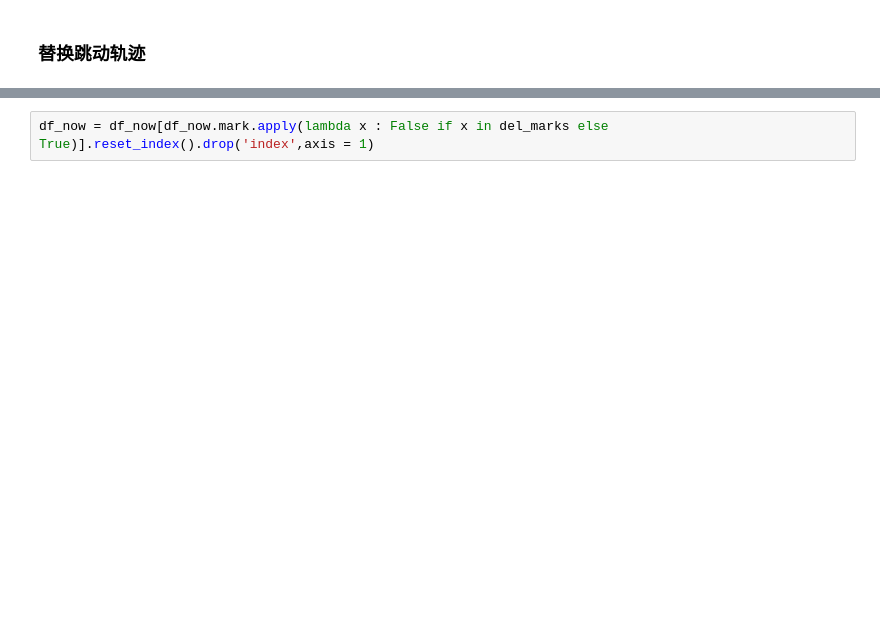
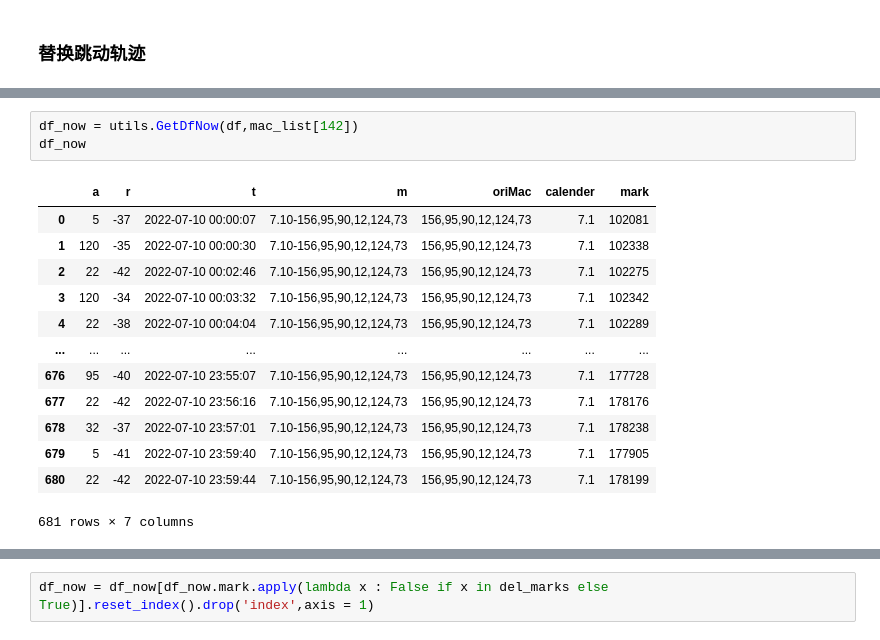
Before and after one commit to RickH-Arch/MEIRL-GAIL-Behavior-Cloning, a Jupyter notebook: wifi_track_data/wifi_track_data_clean_advanced.ipynb, the cells around one changed output, grey strips where cells are left out. Cells and saved outputs as stored; diff of their text form; blank space fills up the shorter version.

```diff
--- a/wifi_track_data/wifi_track_data_clean_advanced.ipynb
+++ b/wifi_track_data/wifi_track_data_clean_advanced.ipynb
@@ -525,0 +484,17 @@ del_marks
+# %%
+df_now = utils.GetDfNow(df,mac_list[142])
+df_now
+# %% [output]
+|  | a | r | t | m | oriMac | calender | mark |
+| 0 | 5 | -37 | 2022-07-10 00:00:07 | 7.10-156,95,90,12,124,73 | 156,95,90,12,124,73 | 7.1 | 102081 |
+| 1 | 120 | -35 | 2022-07-10 00:00:30 | 7.10-156,95,90,12,124,73 | 156,95,90,12,124,73 | 7.1 | 102338 |
+| 2 | 22 | -42 | 2022-07-10 00:02:46 | 7.10-156,95,90,12,124,73 | 156,95,90,12,124,73 | 7.1 | 102275 |
+| 3 | 120 | -34 | 2022-07-10 00:03:32 | 7.10-156,95,90,12,124,73 | 156,95,90,12,124,73 | 7.1 | 102342 |
+| 4 | 22 | -38 | 2022-07-10 00:04:04 | 7.10-156,95,90,12,124,73 | 156,95,90,12,124,73 | 7.1 | 102289 |
+| ... | ... | ... | ... | ... | ... | ... | ... |
+| 676 | 95 | -40 | 2022-07-10 23:55:07 | 7.10-156,95,90,12,124,73 | 156,95,90,12,124,73 | 7.1 | 177728 |
+| 677 | 22 | -42 | 2022-07-10 23:56:16 | 7.10-156,95,90,12,124,73 | 156,95,90,12,124,73 | 7.1 | 178176 |
+| 678 | 32 | -37 | 2022-07-10 23:57:01 | 7.10-156,95,90,12,124,73 | 156,95,90,12,124,73 | 7.1 | 178238 |
+| 679 | 5 | -41 | 2022-07-10 23:59:40 | 7.10-156,95,90,12,124,73 | 156,95,90,12,124,73 | 7.1 | 177905 |
+| 680 | 22 | -42 | 2022-07-10 23:59:44 | 7.10-156,95,90,12,124,73 | 156,95,90,12,124,73 | 7.1 | 178199 |
+681 rows × 7 columns
```
Also changed, not shown: parts of 19 cells of this notebook, 5 other files.
